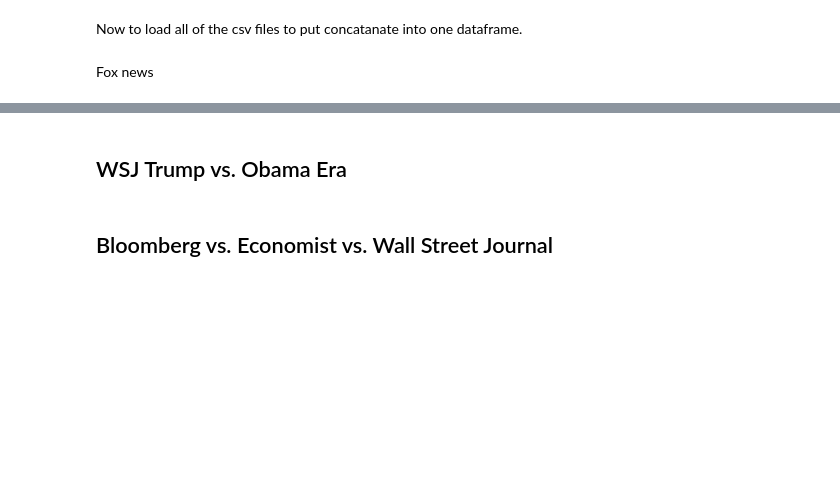
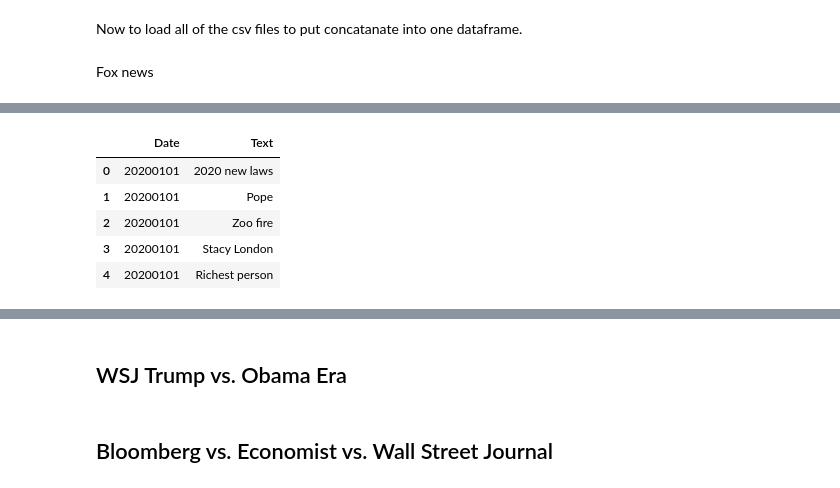
Before and after one commit to gabertooth/2020_FrontPageNews, a Jupyter notebook: CNN vs. Fox News.ipynb, the cells around one changed output, grey strips where cells are left out. Cells and saved outputs as stored; diff of their text form; code cells hidden in the pictures; blank space fills up the shorter version.

```diff
--- a/CNN vs. Fox News.ipynb
+++ b/CNN vs. Fox News.ipynb
@@ -742,0 +752,10 @@ fox_news_2020.to_csv('FOX_2020')
+# %%
+CNN_2020= pd.read_csv('CNN_2020', usecols=[1,2])
+CNN_2020.head()
+# %% [output]
+|  | Date | Text |
+| 0 | 20200101 | 2020 new laws |
+| 1 | 20200101 | Pope |
+| 2 | 20200101 | Zoo fire |
+| 3 | 20200101 | Stacy London |
+| 4 | 20200101 | Richest person |
```
Also changed, not shown: parts of 17 cells of this notebook, 5 other files.
